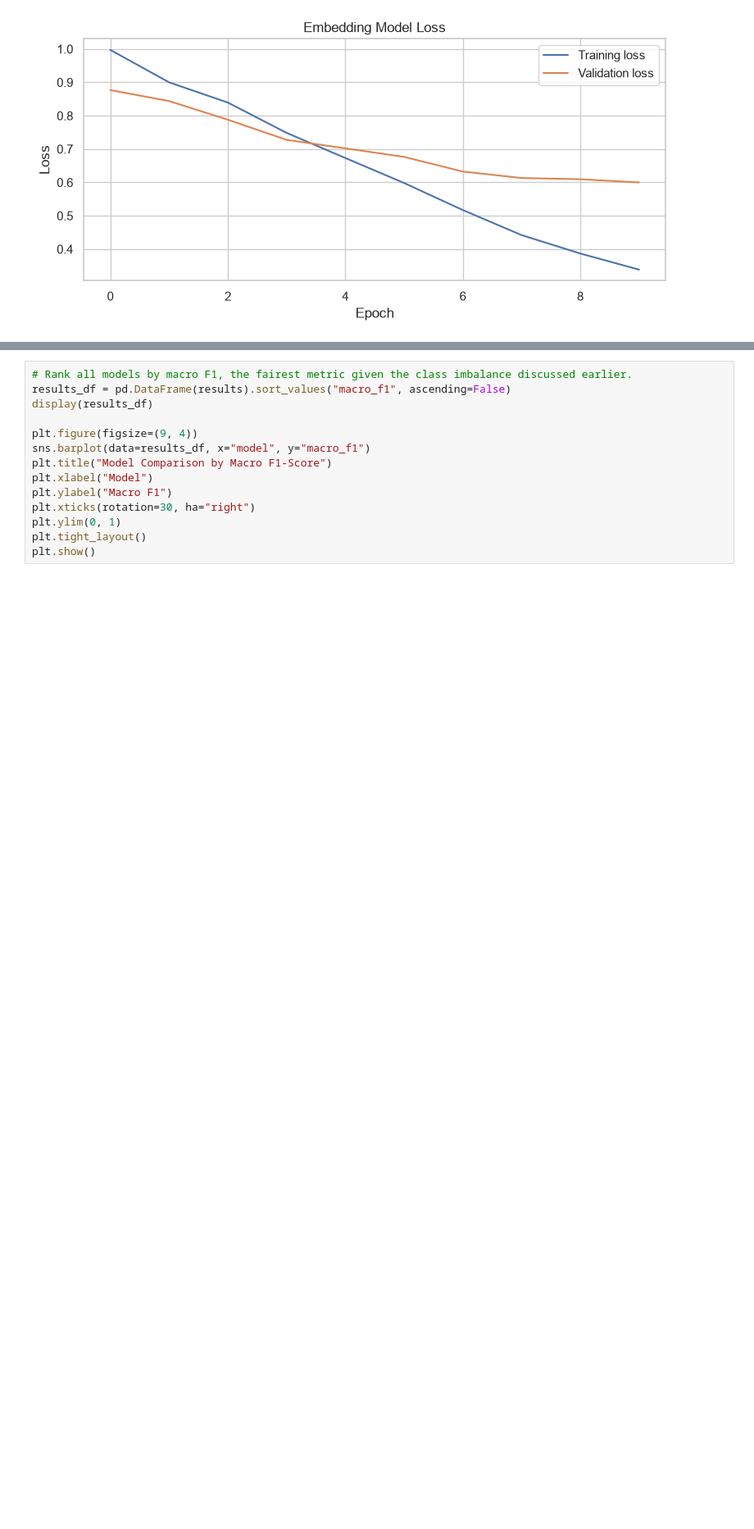
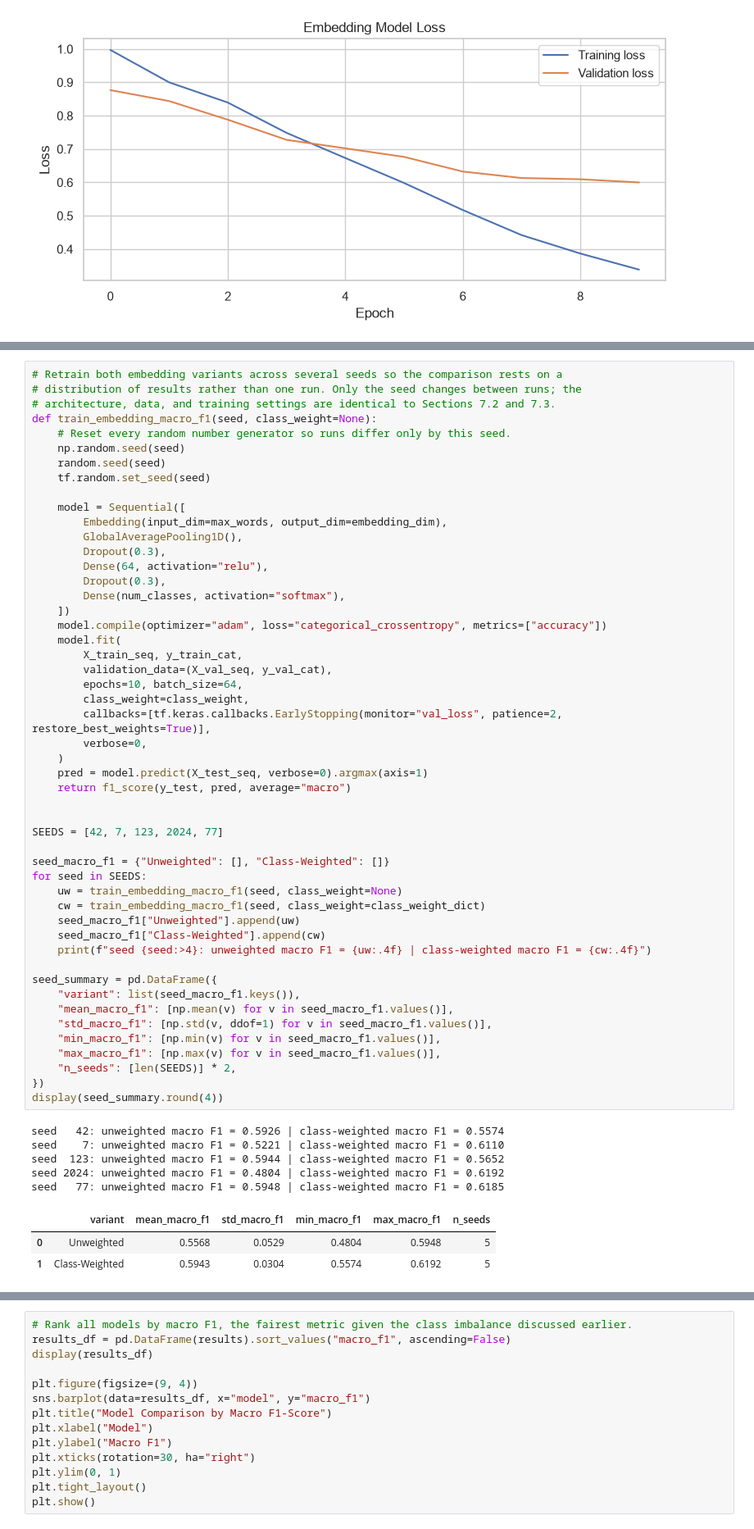
Before and after one commit to chewy990/nlp-emotion-classification, a Jupyter notebook: emotion_classification_goemotions.ipynb, the cells around one changed output, grey strips where cells are left out. Shown at 82% size. Drawn from its saved outputs; the diff is of its cells as text; blank space fills up the shorter version.

```diff
--- a/emotion_classification_goemotions.ipynb
+++ b/emotion_classification_goemotions.ipynb
@@ -733,0 +752,59 @@ plt.show()
+# %%
+# Retrain both embedding variants across several seeds so the comparison rests on a
+# distribution of results rather than one run. Only the seed changes between runs; the
+# architecture, data, and training settings are identical to Sections 7.2 and 7.3.
+def train_embedding_macro_f1(seed, class_weight=None):
+    # Reset every random number generator so runs differ only by this seed.
+    np.random.seed(seed)
+    random.seed(seed)
+    tf.random.set_seed(seed)
+
+    model = Sequential([
+        Embedding(input_dim=max_words, output_dim=embedding_dim),
+        GlobalAveragePooling1D(),
+        Dropout(0.3),
+        Dense(64, activation="relu"),
+        Dropout(0.3),
+        Dense(num_classes, activation="softmax"),
+    ])
+    model.compile(optimizer="adam", loss="categorical_crossentropy", metrics=["accuracy"])
+    model.fit(
+        X_train_seq, y_train_cat,
+        validation_data=(X_val_seq, y_val_cat),
+        epochs=10, batch_size=64,
+        class_weight=class_weight,
+        callbacks=[tf.keras.callbacks.EarlyStopping(monitor="val_loss", patience=2, restore_best_weights=True)],
+        verbose=0,
+    )
+    pred = model.predict(X_test_seq, verbose=0).argmax(axis=1)
+    return f1_score(y_test, pred, average="macro")
+
+
+SEEDS = [42, 7, 123, 2024, 77]
+
+seed_macro_f1 = {"Unweighted": [], "Class-Weighted": []}
+for seed in SEEDS:
+    uw = train_embedding_macro_f1(seed, class_weight=None)
+    cw = train_embedding_macro_f1(seed, class_weight=class_weight_dict)
+    seed_macro_f1["Unweighted"].append(uw)
+    seed_macro_f1["Class-Weighted"].append(cw)
+    print(f"seed {seed:>4}: unweighted macro F1 = {uw:.4f} | class-weighted macro F1 = {cw:.4f}")
+
+seed_summary = pd.DataFrame({
+    "variant": list(seed_macro_f1.keys()),
+    "mean_macro_f1": [np.mean(v) for v in seed_macro_f1.values()],
+    "std_macro_f1": [np.std(v, ddof=1) for v in seed_macro_f1.values()],
+    "min_macro_f1": [np.min(v) for v in seed_macro_f1.values()],
+    "max_macro_f1": [np.max(v) for v in seed_macro_f1.values()],
+    "n_seeds": [len(SEEDS)] * 2,
+})
+display(seed_summary.round(4))
+# %% [output]
+seed   42: unweighted macro F1 = 0.5926 | class-weighted macro F1 = 0.5574
+seed    7: unweighted macro F1 = 0.5221 | class-weighted macro F1 = 0.6110
+seed  123: unweighted macro F1 = 0.5944 | class-weighted macro F1 = 0.5652
+seed 2024: unweighted macro F1 = 0.4804 | class-weighted macro F1 = 0.6192
+seed   77: unweighted macro F1 = 0.5948 | class-weighted macro F1 = 0.6185
+|  | variant | mean_macro_f1 | std_macro_f1 | min_macro_f1 | max_macro_f1 | n_seeds |
+| 0 | Unweighted | 0.5568 | 0.0529 | 0.4804 | 0.5948 | 5 |
+| 1 | Class-Weighted | 0.5943 | 0.0304 | 0.5574 | 0.6192 | 5 |
```
Also changed, not shown: parts of 30 cells of this notebook, 2 other files.
